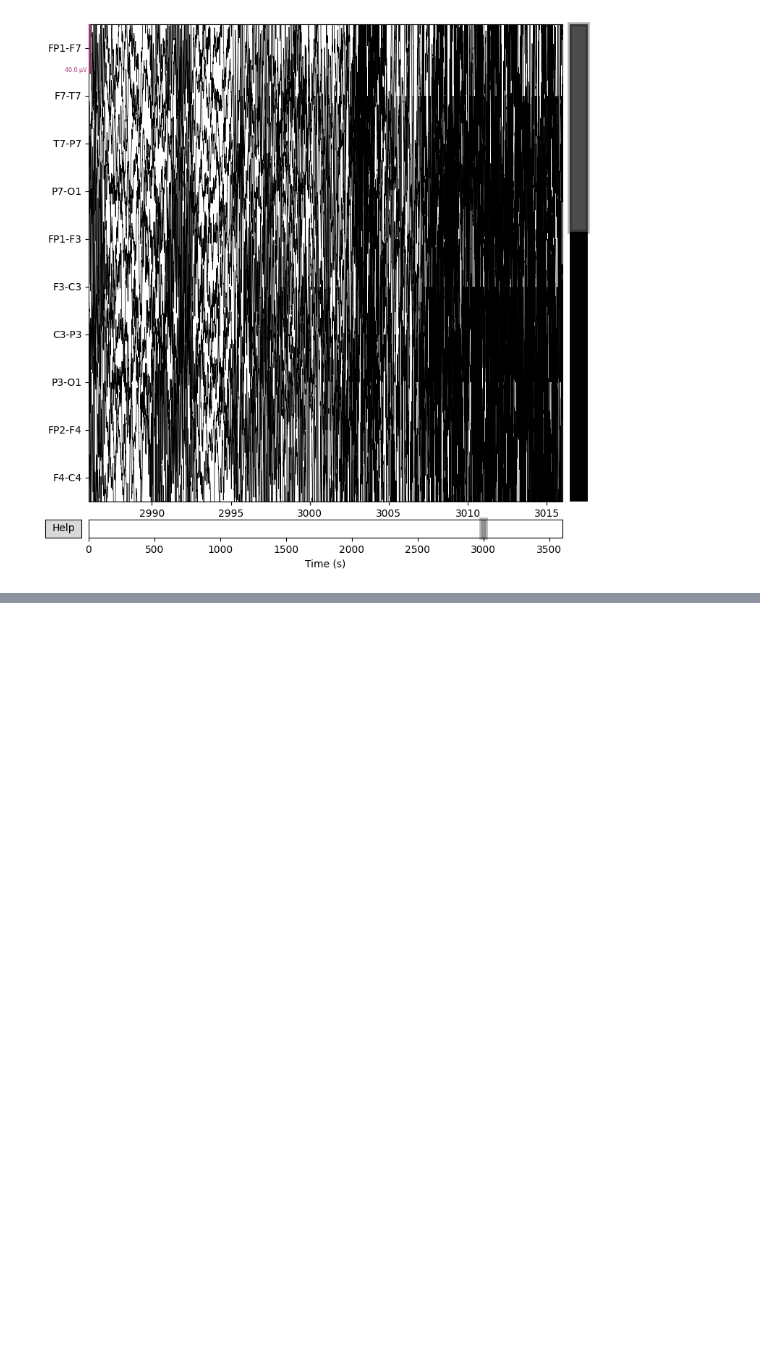
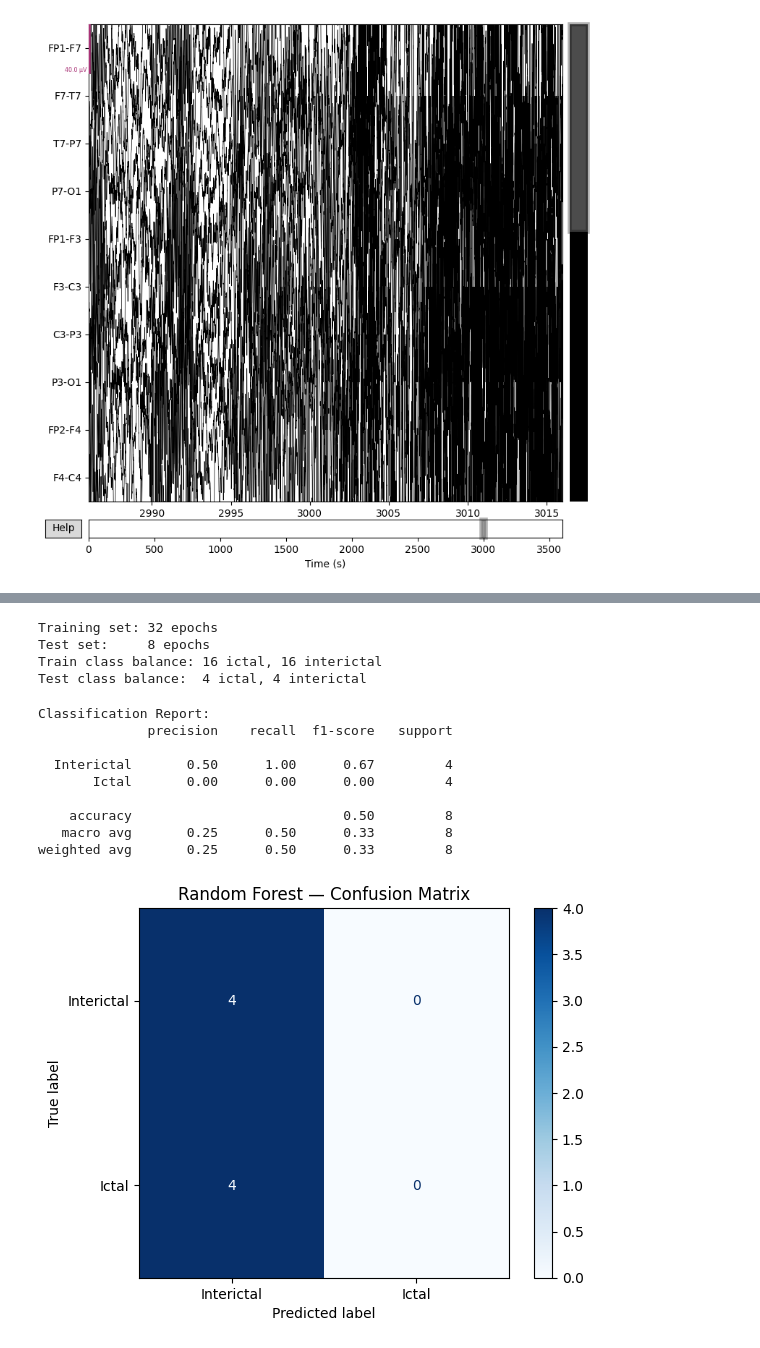
Before and after one commit to pmradman/Seizure-Detection-, a Jupyter notebook: 01_load_data.ipynb, the cells around one changed output, grey strips where cells are left out. Cells and saved outputs as stored; diff of their text form; code cells hidden in the pictures; blank space fills up the shorter version.

```diff
--- a/01_load_data.ipynb
+++ b/01_load_data.ipynb
@@ -94,0 +337,56 @@ raw_seizure.plot(
+# %%
+from sklearn.ensemble import RandomForestClassifier
+from sklearn.model_selection import train_test_split
+from sklearn.metrics import classification_report, confusion_matrix, ConfusionMatrixDisplay
+
+# --- Step 4: Train/Test Split ---
+X_train, X_test, y_train, y_test = train_test_split(
+    X, y,
+    test_size=0.2,      # 80% train, 20% test
+    random_state=42,    # reproducible split
+    stratify=y          # keep class balance in both splits
+)
+
+print(f"Training set: {X_train.shape[0]} epochs")
+print(f"Test set:     {X_test.shape[0]} epochs")
+print(f"Train class balance: {y_train.sum()} ictal, {(y_train==0).sum()} interictal")
+print(f"Test class balance:  {y_test.sum()} ictal, {(y_test==0).sum()} interictal")
+# %% [output]
+Training set: 32 epochs
+Test set:     8 epochs
+Train class balance: 16 ictal, 16 interictal
+Test class balance:  4 ictal, 4 interictal
+# %%
+# --- Step 5: Train Random Forest ---
+rf = RandomForestClassifier(
+    n_estimators=500,    # number of trees
+    max_depth=None,      # trees grow until leaves are pure
+    random_state=42,
+    class_weight='balanced'  # extra safety net for any residual imbalance
+)
+
+rf.fit(X_train, y_train)
+
+# --- Evaluate ---
+y_pred = rf.predict(X_test)
+
+print("Classification Report:")
+print(classification_report(y_test, y_pred, target_names=['Interictal', 'Ictal']))
+
+# Confusion matrix
+cm = confusion_matrix(y_test, y_pred)
+disp = ConfusionMatrixDisplay(confusion_matrix=cm, display_labels=['Interictal', 'Ictal'])
+disp.plot(cmap='Blues')
+plt.title('Random Forest — Confusion Matrix')
+plt.show()
+# %% [output]
+Classification Report:
+              precision    recall  f1-score   support
+
+  Interictal       0.50      1.00      0.67         4
+       Ictal       0.00      0.00      0.00         4
+
+    accuracy                           0.50         8
+   macro avg       0.25      0.50      0.33         8
+weighted avg       0.25      0.50      0.33         8
+[figure, added]
```
Also changed, not shown: parts of 15 cells of this notebook.
